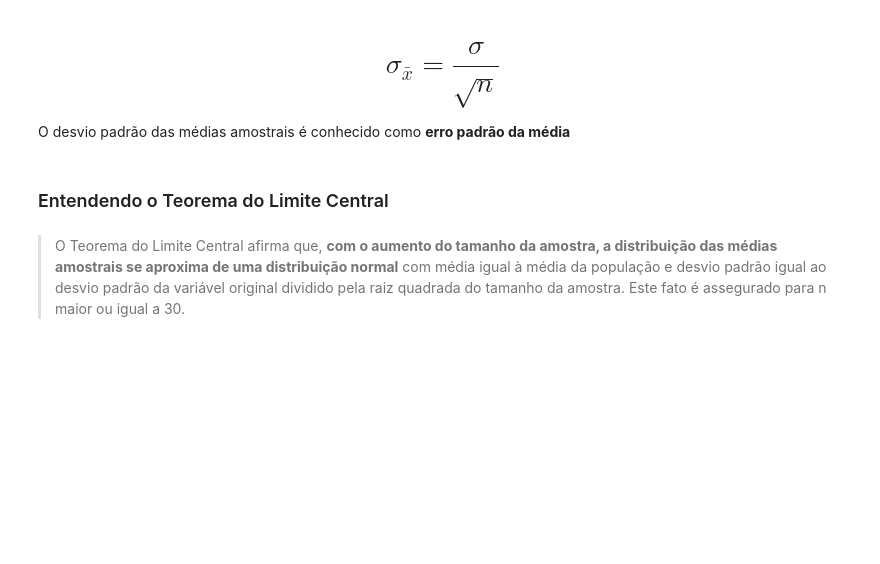
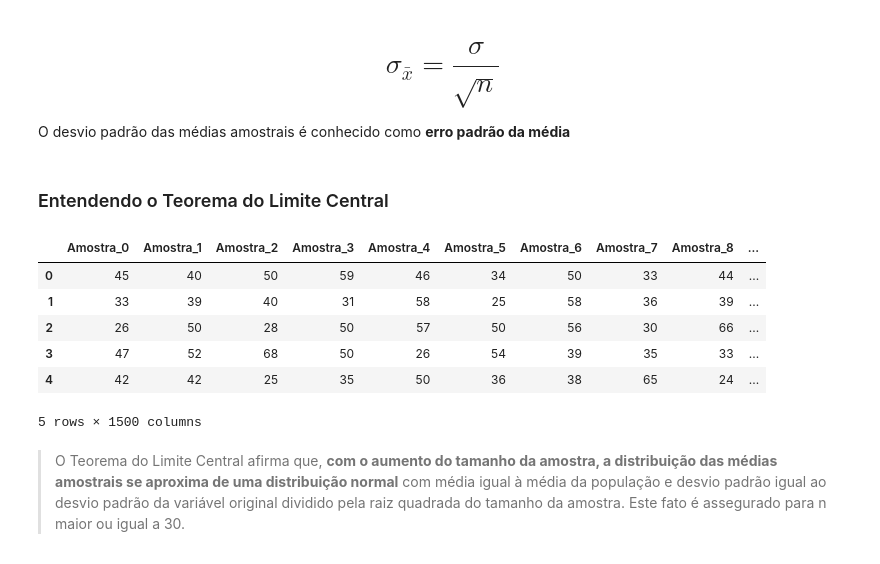
Before and after one commit to FranPomba/Tech-Fundation---alura-one, a Jupyter notebook: 3 - Estatística e Machine Learning/2 - Estatística com Python probabilidade e amostragem/Curso_de_Estatística_Parte_2.ipynb, the cells around one changed output. Saved outputs shown, nothing was run; the diff lists cells and outputs as text; code cells hidden in the pictures; blank space fills up the shorter version.

```diff
--- a/3 - Estatística e Machine Learning/2 - Estatística com Python probabilidade e amostragem/Curso_de_Estatística_Parte_2.ipynb
+++ b/3 - Estatística e Machine Learning/2 - Estatística com Python probabilidade e amostragem/Curso_de_Estatística_Parte_2.ipynb
@@ -781,2 +786,16 @@ O desvio padrão das médias amostrais é conhecido como **erro padrão da médi
+# %%
+for i in range(total_amostra):
+    _ = dados.Idade.sample(n)
+    _.index = range(0,len(_))
+    amostras["Amostra_" + str(i)] = _
+amostras.head()
+# %% [output]
+|  | Amostra_0 | Amostra_1 | Amostra_2 | Amostra_3 | Amostra_4 | Amostra_5 | Amostra_6 | Amostra_7 | Amostra_8 | ... |
+| 0 | 45 | 40 | 50 | 59 | 46 | 34 | 50 | 33 | 44 | ... |
+| 1 | 33 | 39 | 40 | 31 | 58 | 25 | 58 | 36 | 39 | ... |
+| 2 | 26 | 50 | 28 | 50 | 57 | 50 | 56 | 30 | 66 | ... |
+| 3 | 47 | 52 | 68 | 50 | 26 | 54 | 39 | 35 | 33 | ... |
+| 4 | 42 | 42 | 25 | 35 | 50 | 36 | 38 | 65 | 24 | ... |
+5 rows × 1500 columns
 # %% [markdown]
 > O Teorema do Limite Central afirma que, **com o aumento do tamanho da amostra, a distribuição das médias amostrais se aproxima de uma distribuição normal** com média igual à média da população e desvio padrão igual ao desvio padrão da variável original dividido pela raiz quadrada do tamanho da amostra. Este fato é assegurado para n maior ou igual a 30.
```
Also changed, not shown: parts of 21 cells of this notebook.
